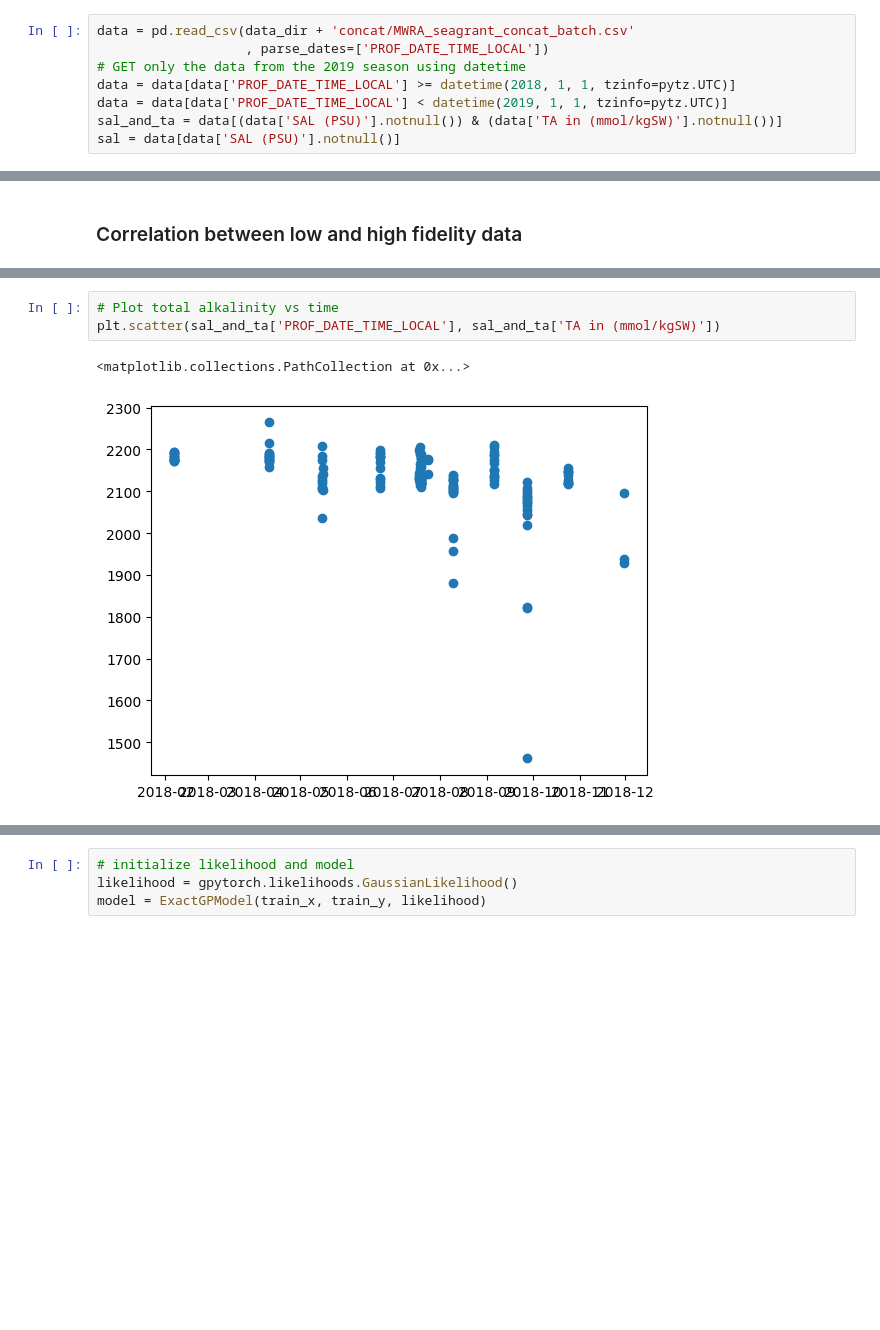
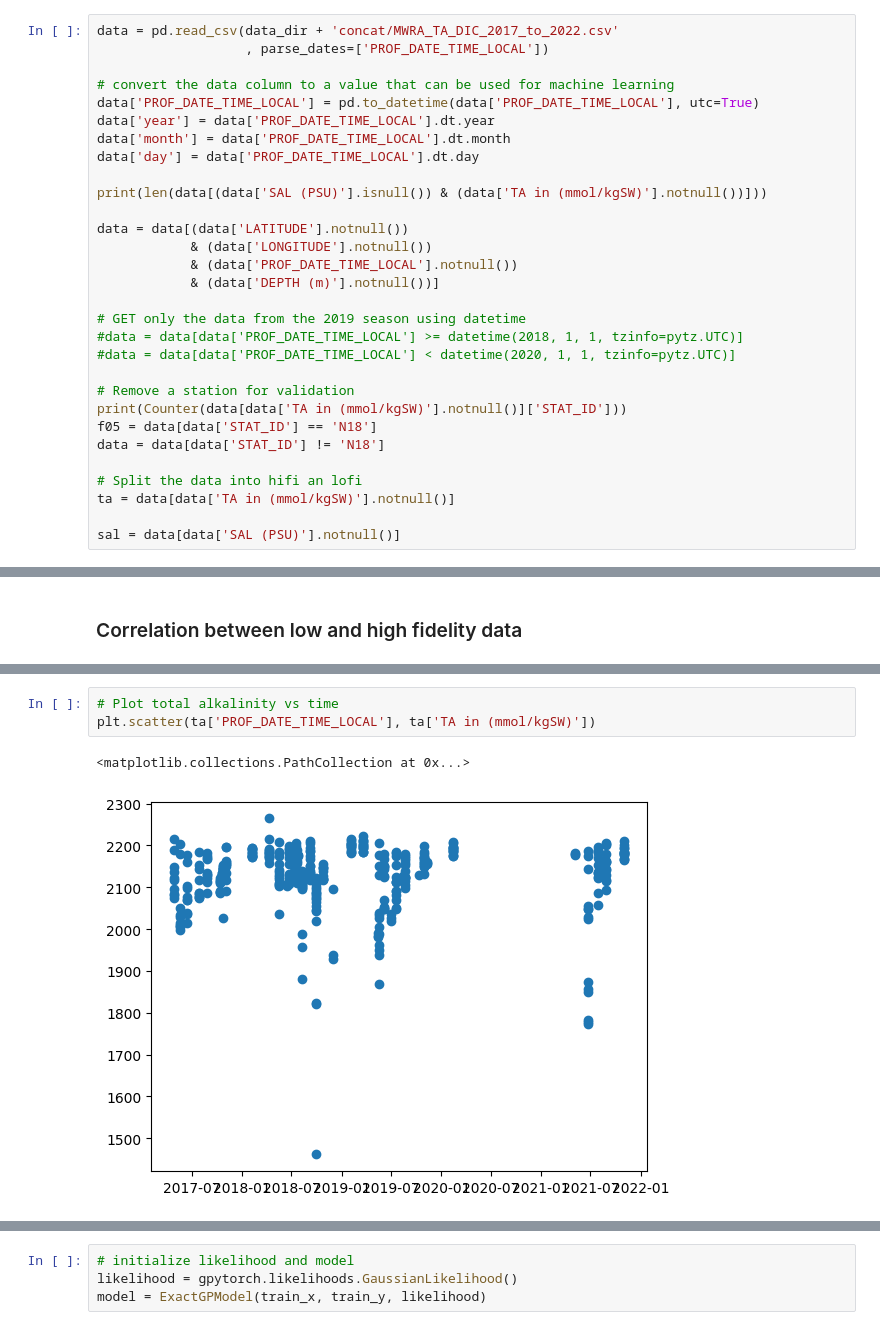
Before and after one commit to becklabs/oa-modeling, a Jupyter notebook: code/dataAnalysis/MultifidelityModeling.ipynb, the cells around one changed output, grey strips where cells are left out. Cells and saved outputs as stored; diff of their text form; blank space fills up the shorter version.

```diff
--- a/code/dataAnalysis/MultifidelityModeling.ipynb
+++ b/code/dataAnalysis/MultifidelityModeling.ipynb
@@ -7,10 +8,32 @@ import pytz
 
 data_dir = '../../data/'
 # %%
-data = pd.read_csv(data_dir + 'concat/MWRA_seagrant_concat_batch.csv'
+data = pd.read_csv(data_dir + 'concat/MWRA_TA_DIC_2017_to_2022.csv'
                    , parse_dates=['PROF_DATE_TIME_LOCAL'])
+
+# convert the data column to a value that can be used for machine learning
+data['PROF_DATE_TIME_LOCAL'] = pd.to_datetime(data['PROF_DATE_TIME_LOCAL'], utc=True)
+data['year'] = data['PROF_DATE_TIME_LOCAL'].dt.year
+data['month'] = data['PROF_DATE_TIME_LOCAL'].dt.month
+data['day'] = data['PROF_DATE_TIME_LOCAL'].dt.day
+
+print(len(data[(data['SAL (PSU)'].isnull()) & (data['TA in (mmol/kgSW)'].notnull())]))
+
+data = data[(data['LATITUDE'].notnull())
+            & (data['LONGITUDE'].notnull())
+            & (data['PROF_DATE_TIME_LOCAL'].notnull())
+            & (data['DEPTH (m)'].notnull())]
+
 # GET only the data from the 2019 season using datetime
-data = data[data['PROF_DATE_TIME_LOCAL'] >= datetime(2018, 1, 1, tzinfo=pytz.UTC)]
-data = data[data['PROF_DATE_TIME_LOCAL'] < datetime(2019, 1, 1, tzinfo=pytz.UTC)]
-sal_and_ta = data[(data['SAL (PSU)'].notnull()) & (data['TA in (mmol/kgSW)'].notnull())]
+#data = data[data['PROF_DATE_TIME_LOCAL'] >= datetime(2018, 1, 1, tzinfo=pytz.UTC)]
+#data = data[data['PROF_DATE_TIME_LOCAL'] < datetime(2020, 1, 1, tzinfo=pytz.UTC)]
+
+# Remove a station for validation
+print(Counter(data[data['TA in (mmol/kgSW)'].notnull()]['STAT_ID']))
+f05 = data[data['STAT_ID'] == 'N18']
+data = data[data['STAT_ID'] != 'N18']
+
+# Split the data into hifi an lofi
+ta = data[data['TA in (mmol/kgSW)'].notnull()]
+
 sal = data[data['SAL (PSU)'].notnull()]
@@ -58,9 +85,9 @@ Text(0, 0.5, 'TA measured (mmol/kgSW)')
 # %%
 # Plot total alkalinity vs time
-plt.scatter(sal_and_ta['PROF_DATE_TIME_LOCAL'], sal_and_ta['TA in (mmol/kgSW)'])
+plt.scatter(ta['PROF_DATE_TIME_LOCAL'], ta['TA in (mmol/kgSW)'])
 # %% [output]
 <matplotlib.collections.PathCollection at 0x...>
-[figure, old version]
+[figure, new version]
 # %%
 # Combine lofi_pos and hifi_pos into a single array
 pos = np.concatenate((lofi_pos, hifi_pos))
```
Also changed, not shown: parts of 24 cells of this notebook, 3 other files.
